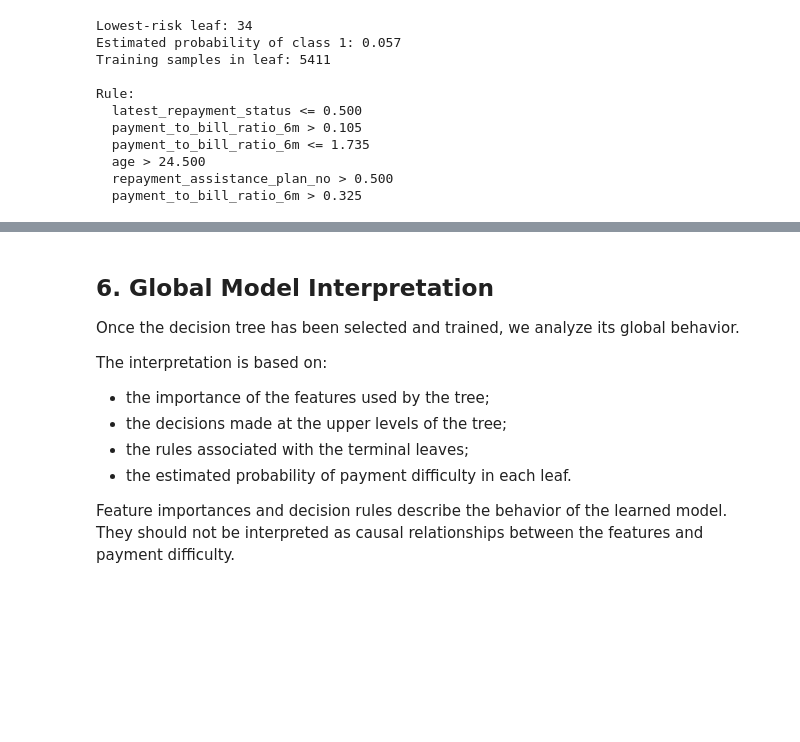
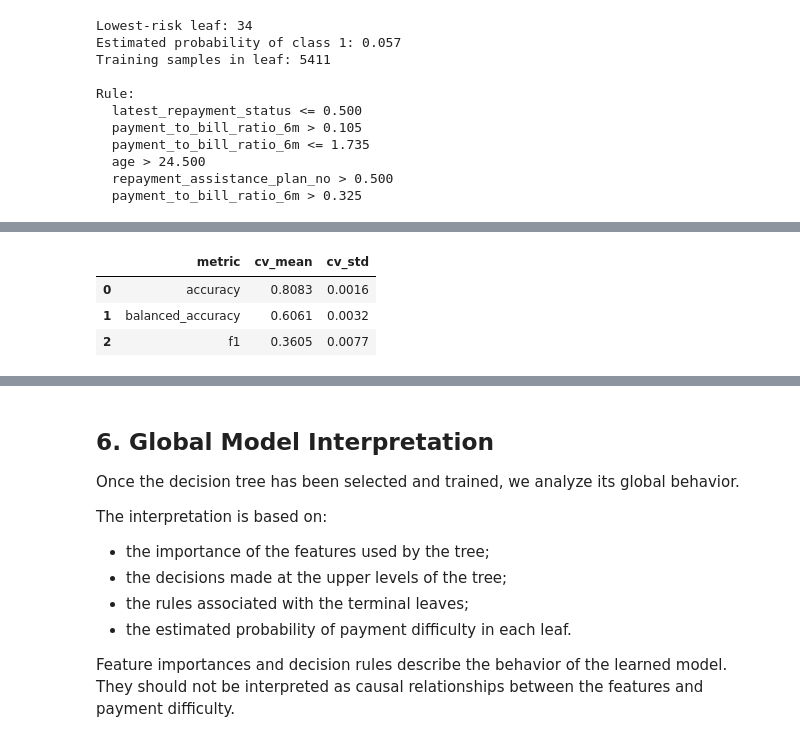
Before and after one commit to germansanchezz/iax-group-3, a Jupyter notebook: notebooks/phase1_decision_tree.ipynb, the cells around one changed output, grey strips where cells are left out. Cells and saved outputs as stored; diff of their text form; code cells hidden in the pictures; blank space fills up the shorter version.

```diff
--- a/notebooks/phase1_decision_tree.ipynb
+++ b/notebooks/phase1_decision_tree.ipynb
@@ -1733,0 +2276,25 @@ plt.show()
+# %%
+gosdt_cv_summary = pd.DataFrame({
+    "metric": [
+        "accuracy",
+        "balanced_accuracy",
+        "f1"
+    ],
+    "cv_mean": [
+        gosdt_cv_results["accuracy"].mean(),
+        gosdt_cv_results["balanced_accuracy"].mean(),
+        gosdt_cv_results["f1"].mean()
+    ],
+    "cv_std": [
+        gosdt_cv_results["accuracy"].std(),
+        gosdt_cv_results["balanced_accuracy"].std(),
+        gosdt_cv_results["f1"].std()
+    ]
+})
+
+display(gosdt_cv_summary.round(4))
+# %% [output]
+|  | metric | cv_mean | cv_std |
+| 0 | accuracy | 0.8083 | 0.0016 |
+| 1 | balanced_accuracy | 0.6061 | 0.0032 |
+| 2 | f1 | 0.3605 | 0.0077 |
```
Also changed, not shown: parts of 38 cells of this notebook.
